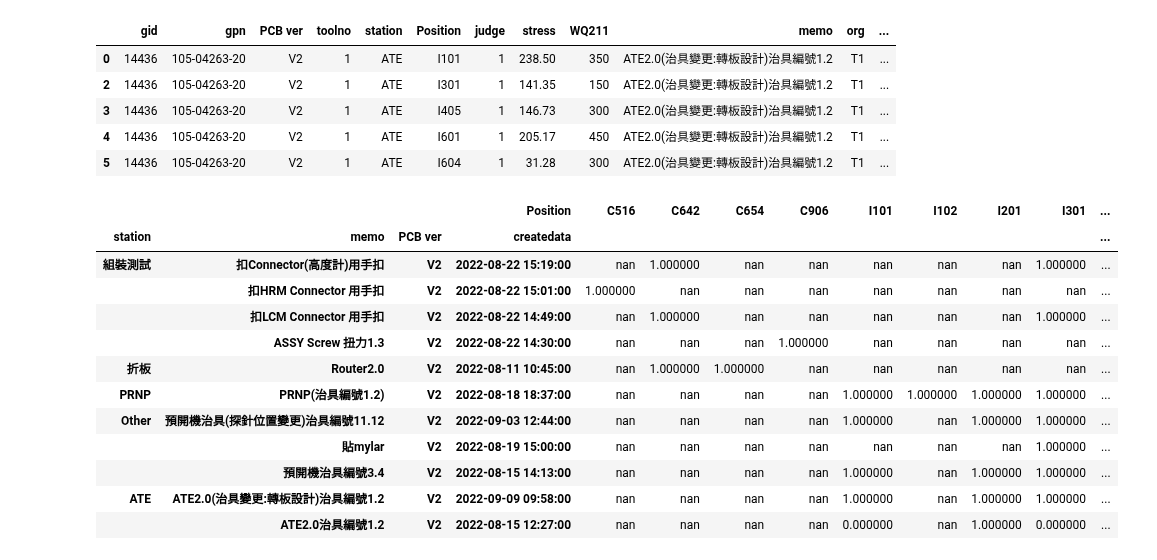
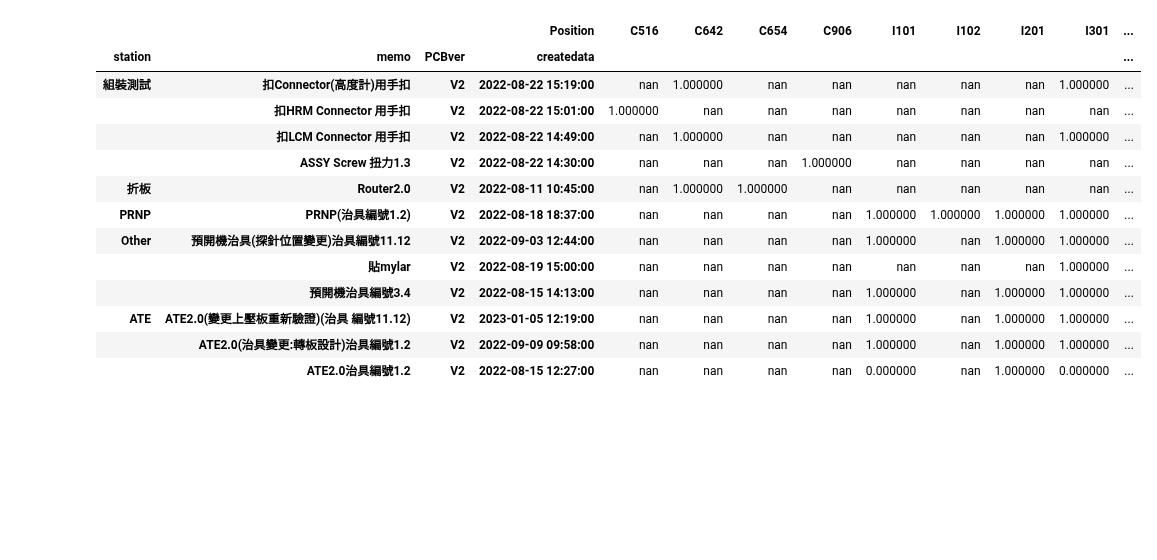
Before and after one commit to CPWRF/Projects, a Jupyter notebook: strain/strain.ipynb, the cells around one changed output. Saved outputs shown, nothing was run; the diff lists cells and outputs as text; code cells hidden in the pictures; blank space fills up the shorter version.

```diff
--- a/strain/strain.ipynb
+++ b/strain/strain.ipynb
@@ -8,7 +8,7 @@ from UliPlot.XLSX import auto_adjust_xlsx_column_width
 strain_query = '''
 SELECT  [StrainGauge].[gid]
       ,[gpn]
-      ,[ver] as 'PCB ver'
+      ,[ver] as 'PCBver'
       ,[toolno]
       ,[station]
       ,[Position]
@@ -29,15 +29,4 @@ SELECT  [StrainGauge].[gid]
 connection_string = "DRIVER={SQL Server};SERVER=T1-PE-SUPPORT;DATABASE=PR_WEB2;UID=pimes2;PWD=LhZEv9JtGsZNX"
 connection_url = URL.create("mssql+pyodbc", query={"odbc_connect": connection_string})
 engine = create_engine(connection_url)
-result = pd.read_sql(strain_query, engine)
+raw = pd.read_sql(strain_query, engine)
-# %%
-result.judge = result.judge.map({'OK':1, 'NG':0})
-result.sort_values('createdata', ascending=False, inplace=True)
-result.head()
-# %% [output]
-|  | gid | gpn | PCB ver | toolno | station | Position | judge | stress | WQ211 | memo | org | ... |
-| 0 | 14436 | 105-04263-20 | V2 | 1 | ATE | I101 | 1 | 238.50 | 350 | ATE2.0(治具變更:轉板設計)治具編號1.2 | T1 | ... |
-| 2 | 14436 | 105-04263-20 | V2 | 1 | ATE | I301 | 1 | 141.35 | 150 | ATE2.0(治具變更:轉板設計)治具編號1.2 | T1 | ... |
-| 3 | 14436 | 105-04263-20 | V2 | 1 | ATE | I405 | 1 | 146.73 | 300 | ATE2.0(治具變更:轉板設計)治具編號1.2 | T1 | ... |
-| 4 | 14436 | 105-04263-20 | V2 | 1 | ATE | I601 | 1 | 205.17 | 450 | ATE2.0(治具變更:轉板設計)治具編號1.2 | T1 | ... |
-| 5 | 14436 | 105-04263-20 | V2 | 1 | ATE | I604 | 1 | 31.28 | 300 | ATE2.0(治具變更:轉板設計)治具編號1.2 | T1 | ... |
@@ -48,16 +33,29 @@ pivot = droped.groupby(['station','memo','PCB ver','createdata','Position'])['ju
-# %%
-pivot.style.highlight_min(color='red', axis=None)
-# %% [output]
-|  |  |  | Position | C516 | C642 | C654 | C906 | I101 | I102 | I201 | I301 | ... |
-| station | memo | PCB ver | createdata |  |  |  |  |  |  |  |  | ... |
-| 組裝測試 | 扣Connector(高度計)用手扣 | V2 | 2022-08-22 15:19:00 | nan | 1.000000 | nan | nan | nan | nan | nan | 1.000000 | ... |
-|  | 扣HRM Connector 用手扣 | V2 | 2022-08-22 15:01:00 | 1.000000 | nan | nan | nan | nan | nan | nan | nan | ... |
-|  | 扣LCM Connector 用手扣 | V2 | 2022-08-22 14:49:00 | nan | 1.000000 | nan | nan | nan | nan | nan | 1.000000 | ... |
-|  | ASSY Screw 扭力1.3 | V2 | 2022-08-22 14:30:00 | nan | nan | nan | 1.000000 | nan | nan | nan | nan | ... |
-| 折板 | Router2.0 | V2 | 2022-08-11 10:45:00 | nan | 1.000000 | 1.000000 | nan | nan | nan | nan | nan | ... |
-| PRNP | PRNP(治具編號1.2) | V2 | 2022-08-18 18:37:00 | nan | nan | nan | nan | 1.000000 | 1.000000 | 1.000000 | 1.000000 | ... |
-| Other | 預開機治具(探針位置變更)治具編號11.12 | V2 | 2022-09-03 12:44:00 | nan | nan | nan | nan | 1.000000 | nan | 1.000000 | 1.000000 | ... |
-|  | 貼mylar | V2 | 2022-08-19 15:00:00 | nan | nan | nan | nan | nan | nan | nan | 1.000000 | ... |
-|  | 預開機治具編號3.4 | V2 | 2022-08-15 14:13:00 | nan | nan | nan | nan | 1.000000 | nan | 1.000000 | 1.000000 | ... |
-| ATE | ATE2.0(治具變更:轉板設計)治具編號1.2 | V2 | 2022-09-09 09:58:00 | nan | nan | nan | nan | 1.000000 | nan | 1.000000 | 1.000000 | ... |
-|  | ATE2.0治具編號1.2 | V2 | 2022-08-15 12:27:00 | nan | nan | nan | nan | 0.000000 | nan | 1.000000 | 0.000000 | ... |
+# %%
+def pivot_raw(raw):
+    return(raw
+    .assign(judge = raw.judge.map({'OK':1, 'NG':0}).astype('int8'))
+    .sort_values('createdata', ascending=False)
+    .drop_duplicates(subset=['PCBver','station','Position','memo'])
+    .groupby(['station','memo','PCBver','createdata','Position'])
+    ['judge']
+    .sum()
+    .unstack('Position')
+    .sort_index(level=['station','createdata'],ascending=False)
+    .style.applymap(lambda val : "background-color: red" if val == 0 else "")
+    )
+pivot_raw(raw)
+# %% [output]
+|  |  |  | Position | C516 | C642 | C654 | C906 | I101 | I102 | I201 | I301 | ... |
+| station | memo | PCBver | createdata |  |  |  |  |  |  |  |  | ... |
+| 組裝測試 | 扣Connector(高度計)用手扣 | V2 | 2022-08-22 15:19:00 | nan | 1.000000 | nan | nan | nan | nan | nan | 1.000000 | ... |
+|  | 扣HRM Connector 用手扣 | V2 | 2022-08-22 15:01:00 | 1.000000 | nan | nan | nan | nan | nan | nan | nan | ... |
+|  | 扣LCM Connector 用手扣 | V2 | 2022-08-22 14:49:00 | nan | 1.000000 | nan | nan | nan | nan | nan | 1.000000 | ... |
+|  | ASSY Screw 扭力1.3 | V2 | 2022-08-22 14:30:00 | nan | nan | nan | 1.000000 | nan | nan | nan | nan | ... |
+| 折板 | Router2.0 | V2 | 2022-08-11 10:45:00 | nan | 1.000000 | 1.000000 | nan | nan | nan | nan | nan | ... |
+| PRNP | PRNP(治具編號1.2) | V2 | 2022-08-18 18:37:00 | nan | nan | nan | nan | 1.000000 | 1.000000 | 1.000000 | 1.000000 | ... |
+| Other | 預開機治具(探針位置變更)治具編號11.12 | V2 | 2022-09-03 12:44:00 | nan | nan | nan | nan | 1.000000 | nan | 1.000000 | 1.000000 | ... |
+|  | 貼mylar | V2 | 2022-08-19 15:00:00 | nan | nan | nan | nan | nan | nan | nan | 1.000000 | ... |
+|  | 預開機治具編號3.4 | V2 | 2022-08-15 14:13:00 | nan | nan | nan | nan | 1.000000 | nan | 1.000000 | 1.000000 | ... |
+| ATE | ATE2.0(變更上壓板重新驗證)(治具 編號11.12) | V2 | 2023-01-05 12:19:00 | nan | nan | nan | nan | 1.000000 | nan | 1.000000 | 1.000000 | ... |
+|  | ATE2.0(治具變更:轉板設計)治具編號1.2 | V2 | 2022-09-09 09:58:00 | nan | nan | nan | nan | 1.000000 | nan | 1.000000 | 1.000000 | ... |
+|  | ATE2.0治具編號1.2 | V2 | 2022-08-15 12:27:00 | nan | nan | nan | nan | 0.000000 | nan | 1.000000 | 0.000000 | ... |
```
Also changed, not shown: parts of 2 cells of this notebook, 3 other files.
